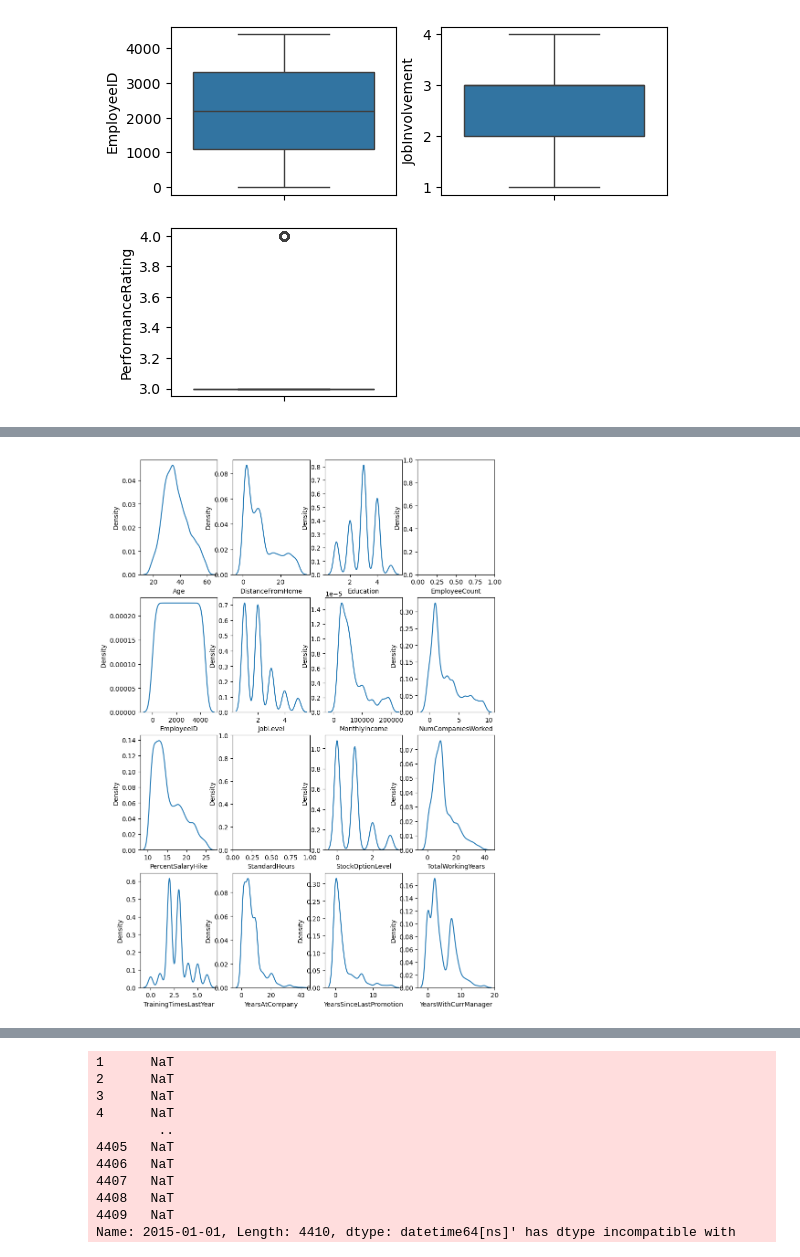
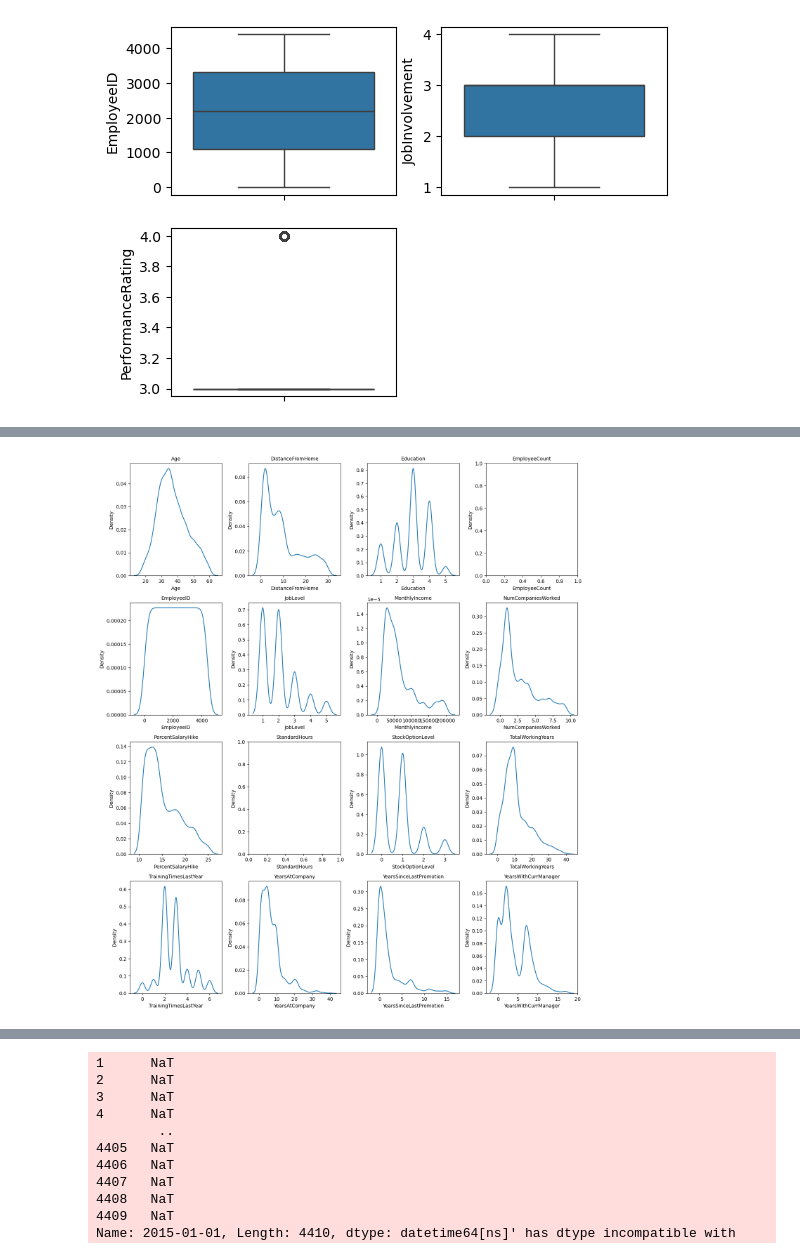
Before and after one commit to raqiwardhana/FINPRO, a Jupyter notebook: Stages/Stage1.ipynb, the cells around one changed output, grey strips where cells are left out. Cells and saved outputs as stored; diff of their text form; code cells hidden in the pictures.

```diff
--- a/Stages/Stage1.ipynb
+++ b/Stages/Stage1.ipynb
@@ -288,6 +374,0 @@ for i in range(0, len(features)):
-# %%
-features = df_general.describe().columns
-plt.figure(figsize=[10,10])
-for i in range(0, len(features)):
-    plt.subplot(4, 4, i+1)
-    sns.boxplot(df_general[features[i]])
@@ -295,0 +377,14 @@ for i in range(0, len(features)):
+# %%
+features = df_general.select_dtypes(include=['int64', 'float64']).columns
+
+fig, axes = plt.subplots(4, 4, figsize=(14, 12))
+
+for i, ax in enumerate(axes.flatten()):
+    if i < len(features):
+        sns.boxplot(y=df_general[features[i]], ax=ax)
+        ax.set_title(features[i], fontsize=10)
+    else:
+        ax.set_visible(False)
+
+plt.tight_layout(pad=1.0)
+plt.show()
@@ -296,10 +393,17 @@ for i in range(0, len(features)):
 # %%
-plt.figure(figsize=[10,15])
-for i in range(0, len(features)):
-    plt.subplot(4, 4, i+1)
-    sns.kdeplot(df_general[features[i]])
+fig, axes = plt.subplots(4, 4, figsize=(14, 16))
+
+for i, ax in enumerate(axes.flatten()):
+    if i < len(features):
+        sns.kdeplot(x=df_general[features[i]], ax=ax)
+        ax.set_title(features[i], fontsize=10)
+    else:
+        ax.set_visible(False)
+
+plt.tight_layout(pad=1.0)  # auto spacing lebih rapi
+plt.show()
 # %% [output]
-[figure, old version]
+[figure, new version]
 # %%
 df_general['DistanceFromHome_log'] = np.log1p(df_general['DistanceFromHome'])
 df_general['MonthlyIncome_log'] = np.log1p(df_general['MonthlyIncome'])
```
Also changed, not shown: parts of 79 cells of this notebook.
